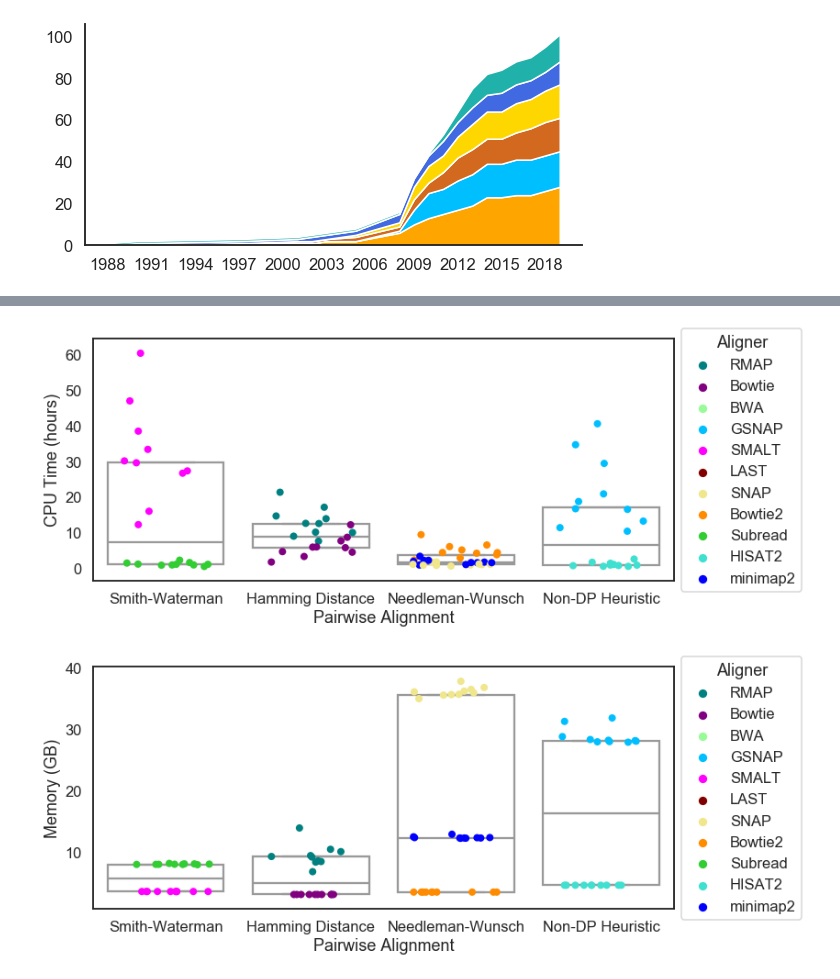
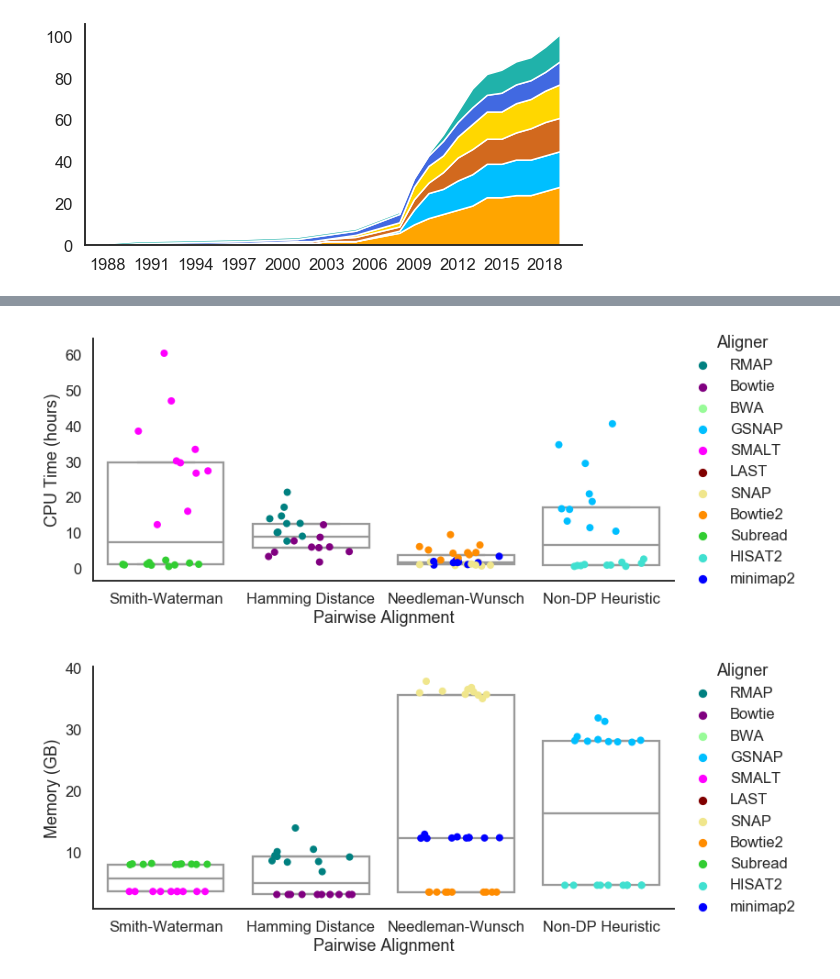
Before and after one commit to Mangul-Lab-USC/review-technology-dictates-algorithms, a Jupyter notebook: notebooks/Figure2.ipynb, the cells around one changed output, grey strips where cells are left out. Saved outputs shown, nothing was run; the diff lists cells and outputs as text; code cells hidden in the pictures.

```diff
--- a/notebooks/Figure2.ipynb
+++ b/notebooks/Figure2.ipynb
@@ -547,23 +547,30 @@ plt.savefig('../figures/Figure2_j_0.pdf')
 # %%
 plt.figure(figsize=(12,5))
+
+sns.set_style('white')
+sns.set_context('talk')
 ax = sns.boxplot(data = rtyear_melt, x = 'pairwise', y = 'runtime',
                  order=['Smith-Waterman','Hamming Distance','Needleman-Wunsch','Non-DP Heuristic'],
                  fliersize=0, color="1", whis=0)
 ax = sns.stripplot(data = rtyear_melt, x = 'pairwise', y = 'runtime',
                    order=['Smith-Waterman','Hamming Distance','Needleman-Wunsch','Non-DP Heuristic'],
                    hue="aligner", hue_order=order_by_year, palette=tool_clrs, size=8, jitter=.3)
 ax.set(xlabel = 'Pairwise Alignment', ylabel = 'CPU Time (hours)')
-leg = plt.legend(title='Aligner', loc='center left', bbox_to_anchor=(1, .5))
+leg = plt.legend(title='Aligner', loc='center left', bbox_to_anchor=(1, .5), frameon=False)
 
 plt.tight_layout()
 #plt.show()
+sns.despine()
 
 plt.savefig('../figures/Figure2_k_0.png')
 plt.savefig('../figures/Figure2_k_0.pdf')
 # %% [output]
-[figure, old version]
+[figure, new version]
 # %%
 plt.figure(figsize=(12,5))
+
+sns.set_style('white')
+sns.set_context('talk')
 ax = sns.boxplot(data = memyear_melt, x = 'pairwise', y = 'memory',
                  order=['Smith-Waterman','Hamming Distance','Needleman-Wunsch','Non-DP Heuristic'],
                  color="1", fliersize=0, whis=0)
@@ -571,11 +578,12 @@ ax = sns.stripplot(data = memyear_melt, x = 'pairwise', y = 'memory',
                    order=['Smith-Waterman','Hamming Distance','Needleman-Wunsch','Non-DP Heuristic'],
                    hue="aligner", hue_order=order_by_year, palette=tool_clrs, size=8, jitter=.3)
 ax.set(xlabel = 'Pairwise Alignment', ylabel = 'Memory (GB)')
-leg = plt.legend(title='Aligner', loc='center left', bbox_to_anchor=(1, .5))
+leg = plt.legend(title='Aligner', loc='center left', bbox_to_anchor=(1, .5), frameon=False)
 plt.tight_layout()
 #plt.show()
+sns.despine()
 
 plt.savefig('../figures/Figure2_k_1.png')
 plt.savefig('../figures/Figure2_k_1.pdf')
 # %% [output]
-[figure, old version]
+[figure, new version]
```
Also changed, not shown: parts of 8 cells of this notebook, 34 other files.
